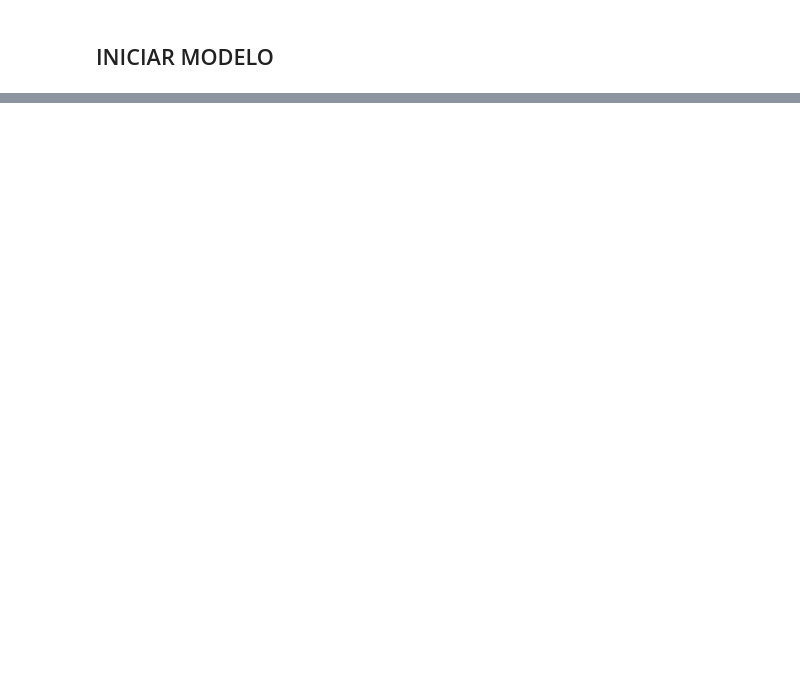
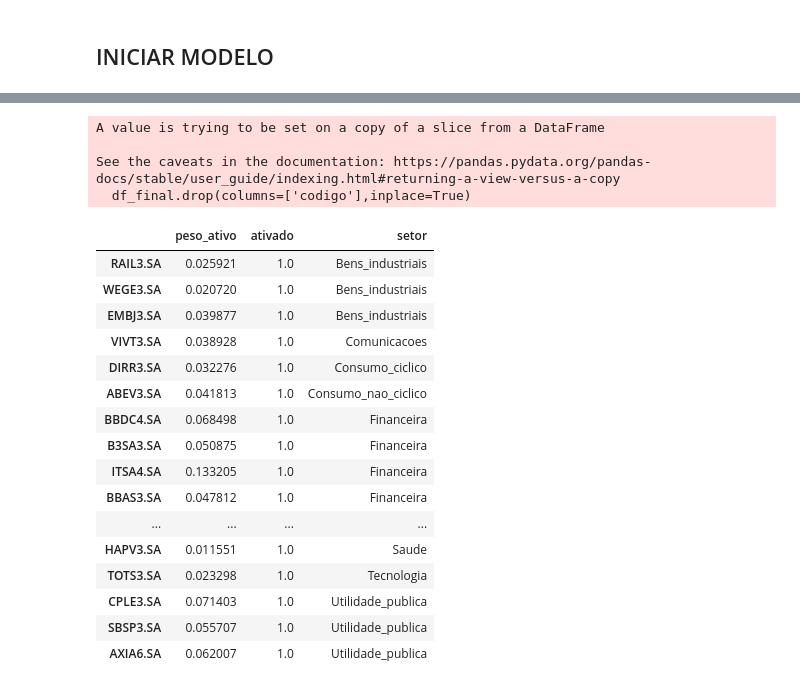
Before and after one commit to JoaoNogaroli/mestrado, a Jupyter notebook: modelo_otimizacao_robusta/setores_/app_7.ipynb, the cells around one changed output, grey strips where cells are left out. Drawn from its saved outputs; the diff is of its cells as text; code cells hidden in the pictures; blank space fills up the shorter version.

```diff
--- a/modelo_otimizacao_robusta/setores_/app_7.ipynb
+++ b/modelo_otimizacao_robusta/setores_/app_7.ipynb
@@ -302,0 +357,7 @@ BRKM5.SA     0.012042      1.0
+# %%
+# Exemplo de como verificar os dados criados:
+print("Lista de Setores Únicos:")
+print(lista_setores_unicos)
+print("\nAtivos (índices) por Setor:")
+for setor, ativos in ativos_por_setor.items():
+    print(f"- {setor}: {ativos}")
@@ -302,0 +387,7 @@ BRKM5.SA     0.012042      1.0
+# %%
+df_final['codigo'] = range(20)
+df_final['setor'] = range(20)
+for i in range(len(df_final)):
+    for ativo, codigo in map_nome_ativo_para_indice.items():
+        if df_final.index[i] == ativo:
+            df_final['codigo'].iloc[i] = codigo
@@ -302,0 +412,12 @@ BRKM5.SA     0.012042      1.0
+# %%
+# df_final['codigo'].iloc[1]
+
+for setor, codigo in ativos_por_setor.items():
+    # print(setor, codigo)
+    for i in range(len(df_final)):
+        # print(df_final['codigo'].iloc[i])
+        if df_final['codigo'].iloc[i] in codigo:
+            # df_final['setor'].iloc[i] == setor
+            # print('ESTA DENTRO', setor)
+            # print(df_final['setor'].iloc[i])
+            df_final['setor'].iloc[i] = setor
@@ -302,0 +459,27 @@ BRKM5.SA     0.012042      1.0
+# %%
+df_final.drop(columns=['codigo'],inplace=True)
+# %% [output]
+A value is trying to be set on a copy of a slice from a DataFrame
+
+See the caveats in the documentation: https://pandas.pydata.org/pandas-docs/stable/user_guide/indexing.html#returning-a-view-versus-a-copy
+  df_final.drop(columns=['codigo'],inplace=True)
+# %%
+df_final.sort_values(['setor'])
+# %% [output]
+|  | peso_ativo | ativado | setor |
+| RAIL3.SA | 0.025921 | 1.0 | Bens_industriais |
+| WEGE3.SA | 0.020720 | 1.0 | Bens_industriais |
+| EMBJ3.SA | 0.039877 | 1.0 | Bens_industriais |
+| VIVT3.SA | 0.038928 | 1.0 | Comunicacoes |
+| DIRR3.SA | 0.032276 | 1.0 | Consumo_ciclico |
+| ABEV3.SA | 0.041813 | 1.0 | Consumo_nao_ciclico |
+| BBDC4.SA | 0.068498 | 1.0 | Financeira |
+| B3SA3.SA | 0.050875 | 1.0 | Financeira |
+| ITSA4.SA | 0.133205 | 1.0 | Financeira |
+| BBAS3.SA | 0.047812 | 1.0 | Financeira |
+| ... | ... | ... | ... |
+| HAPV3.SA | 0.011551 | 1.0 | Saude |
+| TOTS3.SA | 0.023298 | 1.0 | Tecnologia |
+| CPLE3.SA | 0.071403 | 1.0 | Utilidade_publica |
+| SBSP3.SA | 0.055707 | 1.0 | Utilidade_publica |
+| AXIA6.SA | 0.062007 | 1.0 | Utilidade_publica |
```
Also changed, not shown: parts of 16 cells of this notebook.
